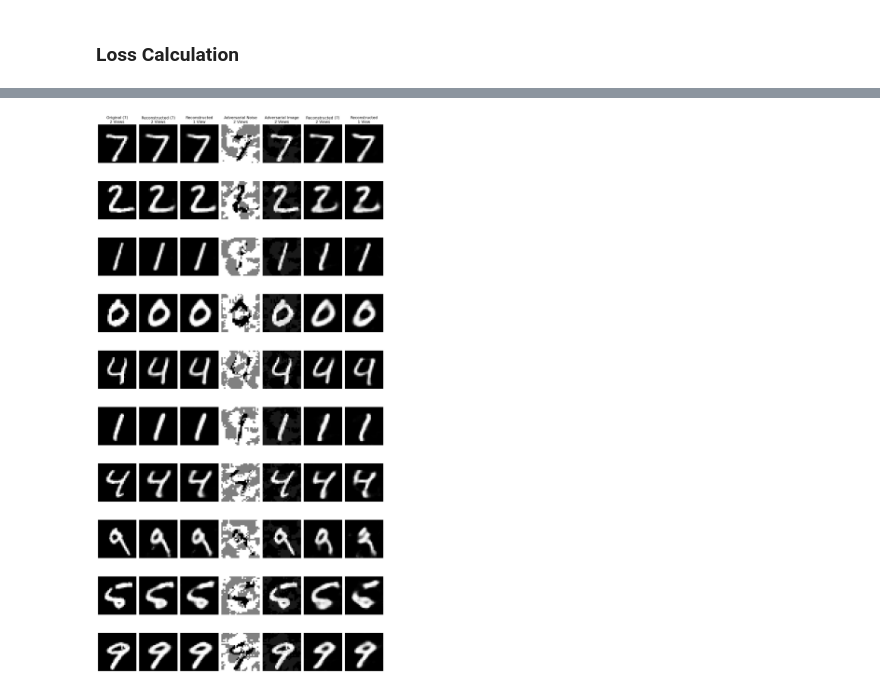
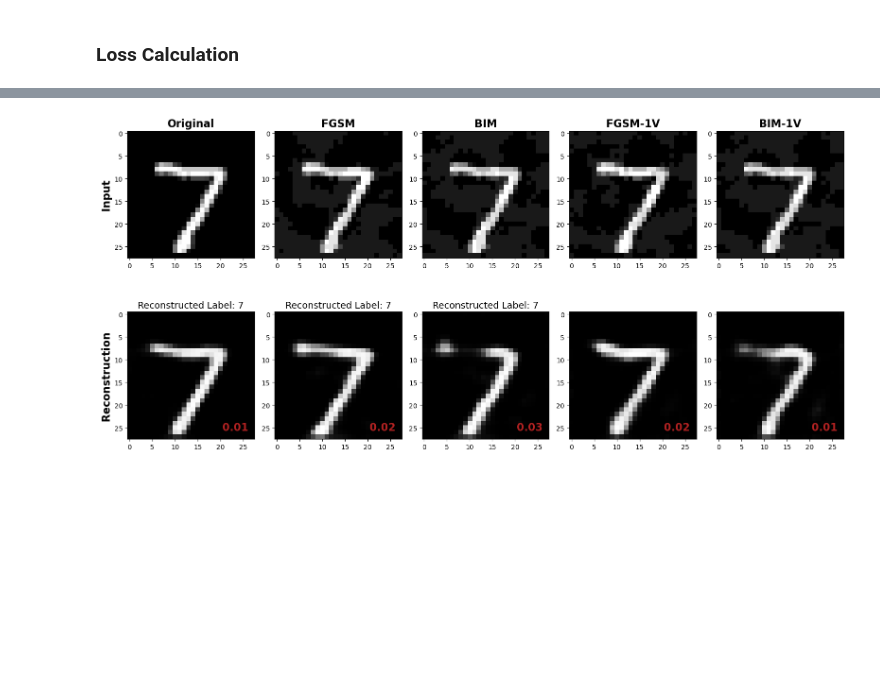
Before and after one commit to ClarysseArthur/VUB-MT-Development, a Jupyter notebook: Models/GenRKM-MNIST/Attack.ipynb, the cells around one changed output, grey strips where cells are left out. Cells and saved outputs as stored; diff of their text form; code cells hidden in the pictures; blank space fills up the shorter version.

Commit message:
Improved CelabA model, and added MNIST attacks

```diff
--- a/Models/GenRKM-MNIST/Attack.ipynb
+++ b/Models/GenRKM-MNIST/Attack.ipynb
@@ -155,3 +98,6 @@ Net3(
+# %%
+FGSM_1V = FGSM_1V(net1_1V, net3_1V, kPCA_1V, opt)
+FGSM_2V = FGSM_2V(net1, net2, net3, net4, kPCA_2V, opt)
 # %% [markdown]
 ## Attack
 ### Clean Reconstruction
@@ -170,7 +116,7 @@ with torch.no_grad():
     y_en = net2(datay)
     x_en_1V = net1_1V(datax)
 
-    _h, _ = kPCA(x_en, y_en)
+    _h, _ = kPCA_2V(x_en, y_en)
     _h_1V, _ = kPCA_1V(x_en_1V)
 
     U = torch.mm(x_en.t(), _h)
@@ -259,50 +247,44 @@ plt.show()
 # %%
-fig, axes = plt.subplots(10, 7, figsize=(15, 30))
+fig, axes = plt.subplots(2, 5, figsize=(16, 8))
 
-for i in range(10):
-    # original
-    if i == 0:
-        axes[i, 0].set_title(f'Original ({datay[i].argmax().item()})\n2 Views', fontsize=14)
-    axes[i, 0].imshow(datax[i].squeeze().detach().cpu().numpy(), cmap='gray')
-    axes[i, 0].axis('off')
+# Add y labels for the rows
+axes[0, 0].set_ylabel('Input', fontsize=16, weight='bold')
+axes[1, 0].set_ylabel('Reconstruction', fontsize=16, weight='bold')
 
-    # clean reconstruction
-    if i == 0:
-        axes[i, 1].set_title(f'Reconstructed ({out_data_y_test[i].argmax()})\n2 Views', fontsize=14)
-    axes[i, 1].imshow(out_data_x_test[i].reshape(28, 28), cmap='gray')
-    axes[i, 1].axis('off')
+axes[0, 0].set_title('Original', fontsize=16, weight='bold')
+axes[0, 0].imshow(in_data_x_test[0].reshape(28, 28), cmap='gray')
 
-    # 1 view reconstruction
-    if i == 0:
-        axes[i, 2].set_title('Reconstructed\n1 View', fontsize=14)
-    axes[i, 2].imshow(out_data_x_test_1V[i].reshape(28, 28), cmap='gray')
-    axes[i, 2].axis('off')
+axes[0, 1].set_title('FGSM', fontsize=16, weight='bold')
+axes[0, 1].imshow(fgsm_batch[0].reshape(28, 28), cmap='gray')
 
-    # perturbation
-    if i == 0:
-        axes[i, 3].set_title('Adversarial Noise\n2 Views', fontsize=14)
-    axes[i, 3].imshow(perturbation_test[i].reshape(28, 28), cmap='gray')
-    axes[i, 3].axis('off')
+axes[0, 2].set_title('BIM', fontsize=16, weight='bold')
+axes[0, 2].imshow(bim_batch[0].reshape(28, 28), cmap='gray')
 
-    # adversarial image
-    if i == 0:
-        axes[i, 4].set_title('Adversarial Image\n2 Views', fontsize=14)
-    axes[i, 4].imshow(adv_data_x_test[i].reshape(28, 28), cmap='gray')
-    axes[i, 4].axis('off')
+axes[0, 3].set_title('FGSM-1V', fontsize=16, weight='bold')
+axes[0, 3].imshow(fgsm_1v_batch[0].reshape(28, 28), cmap='gray')
 
-    # adversarial reconstruction
-    if i == 0:
-        axes[i, 5].set_title(f'Reconstructed ({adv_out_data_y_test[i].argmax()})\n2 Views', fontsize=14)
-    axes[i, 5].imshow(adv_out_data_x_test[i].reshape(28, 28), cmap='gray')
-    axes[i, 5].axis('off')
+axes[0, 4].set_title('BIM-1V', fontsize=16, weight='bold')
+axes[0, 4].imshow(bim_batch[0].reshape(28, 28), cmap='gray')
 
-    # adversarial reconstruction for 1V model
-    if i == 0:
-        axes[i, 6].set_title('Reconstructed\n1 View', fontsize=14)
-    axes[i, 6].imshow(adv_out_data_x_test_1V[i].reshape(28, 28), cmap='gray')
-    axes[i, 6].axis('off')
+axes[1, 0].set_title(f'Reconstructed Label: {out_data_y_test[0].argmax()}', fontsize=14)
+axes[1, 0].imshow(out_data_x_test[0].reshape(28, 28), cmap='gray')
+axes[1, 0].text(0.95, 0.05, f'{mse(out_data_x_test[0], in_data_x_test[0])}', color='firebrick', fontsize=16, weight='bold', ha='right', va='bottom', transform=axes[1, 0].transAxes)
+
+axes[1, 1].set_title(f'Reconstructed Label: {fgsm_out_y[0].argmax()}', fontsize=14)
+axes[1, 1].imshow(fgsm_out_X[0].reshape(28, 28), cmap='gray')
+axes[1, 1].text(0.95, 0.05, f'{mse(fgsm_out_X[0], in_data_x_test[0])}', color='firebrick', fontsize=16, weight='bold', ha='right', va='bottom', transform=axes[1, 1].transAxes)
+
+axes[1, 2].set_title(f'Reconstructed Label: {bim_out_y[0].argmax()}', fontsize=14)
+axes[1, 2].imshow(bim_out[0].reshape(28, 28), cmap='gray')
+axes[1, 2].text(0.95, 0.05, f'{mse(bim_out[0], in_data_x_test[0])}', color='firebrick', fontsize=16, weight='bold', ha='right', va='bottom', transform=axes[1, 2].transAxes)
+
+axes[1, 3].imshow(fgsm_1v_out[0].reshape(28, 28), cmap='gray')
+axes[1, 3].text(0.95, 0.05, f'{mse(fgsm_1v_out[0], in_data_x_test[0])}', color='firebrick', fontsize=16, weight='bold', ha='right', va='bottom', transform=axes[1, 3].transAxes)
+
+axes[1, 4].imshow(bim_1v_out[0].reshape(28, 28), cmap='gray')
+axes[1, 4].text(0.95, 0.05, f'{mse(bim_1v_out[0], in_data_x_test[0])}', color='firebrick', fontsize=16, weight='bold', ha='right', va='bottom', transform=axes[1, 4].transAxes)
 
 plt.tight_layout()
 plt.show()
 # %% [output]
-[figure, old version]
+[figure, new version]
```
Also changed, not shown: parts of 14 cells of this notebook, 23 other files.
